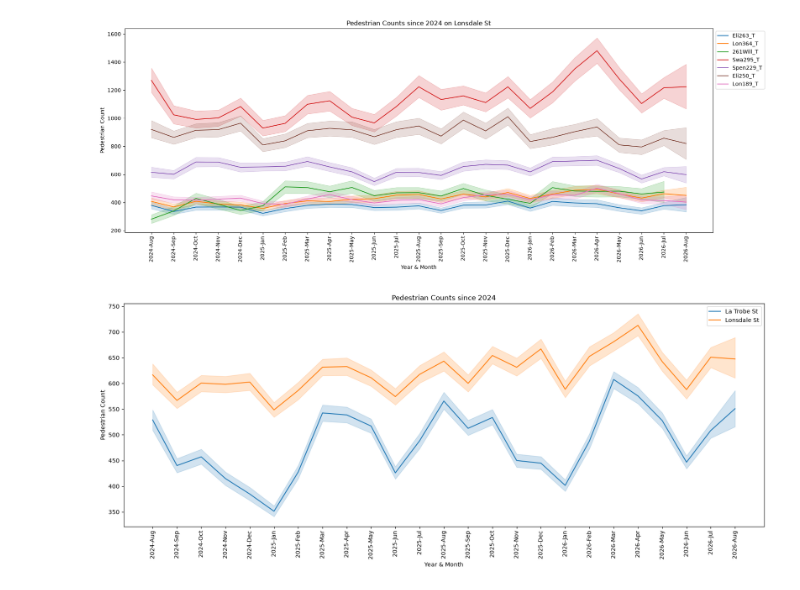
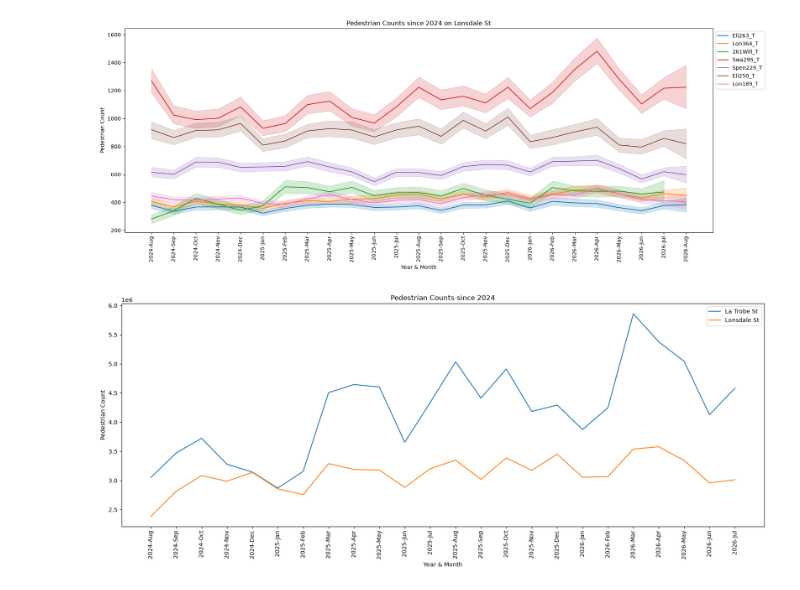
Before and after one commit to rooien/urban-analysis, a Jupyter notebook: team_a/pedestrian_count_analysis_latrobe_lonsdale.ipynb, the cells around one changed output. Cells and saved outputs as stored; diff of their text form; code cells hidden in the pictures.

Commit message:
Corrected monthly sum, charted difference between streets

```diff
--- a/team_a/pedestrian_count_analysis_latrobe_lonsdale.ipynb
+++ b/team_a/pedestrian_count_analysis_latrobe_lonsdale.ipynb
@@ -85,9 +85,6 @@ dtype: int64
 pedestrian_data_clean = pedestrian_data_raw[pedestrian_data_raw['sensor_name'].notna()]
 # Split dates
 pedestrian_data_clean['year_month'] = pd.to_datetime(pedestrian_data_clean['sensing_date']).dt.strftime('%Y-%b')
-pedestrian_data_clean['year'] = pd.DatetimeIndex(pedestrian_data_clean['sensing_date']).year
-pedestrian_data_clean['month'] = pd.DatetimeIndex(pedestrian_data_clean['sensing_date']).month
-pedestrian_data_clean['day'] = pd.DatetimeIndex(pedestrian_data_clean['sensing_date']).day
 # Sort dates???
 pedestrian_data_clean = pedestrian_data_clean.sort_values(by=['sensing_date'])
 # How to sort the dates so they go properlllyyyyy
@@ -104,7 +101,6 @@ pedestrian_data_clean.head()
 # Per a QGIS analysis of sensor locations, separate into two datasets - Lonsdale St and La Trobe St
 # Lonsdale St - sensors 108, 47, 3 in broader buffer area
 pedestrian_lonsdale = pedestrian_data_clean[pedestrian_data_clean['location_id'].isin([133,108,56,52,47,3,30])]
-pedestrian_lonsdale.name = "Lonsdale St"
 pedestrian_lonsdale.head()
 # %% [output]
 |  | id | location_id | sensing_date | hourday | direction_1 | direction_2 | pedestriancount | sensor_name | ... |
@@ -116,7 +112,6 @@ pedestrian_lonsdale.head()
 # %%
 # La Trobe St - sensors 108, 108, 59, 61, 66, 3 in broader buffer area
 pedestrian_latrobe = pedestrian_data_clean[pedestrian_data_clean['location_id'].isin([164,167,132,109,107,108,181,62,187,59,61,66,3])]
-pedestrian_latrobe.name = "La Trobe St"
 pedestrian_latrobe.head()
 # %% [output]
 |  | id | location_id | sensing_date | hourday | direction_1 | direction_2 | pedestriancount | sensor_name | ... |
@@ -151,19 +146,27 @@ ax.legend(bbox_to_anchor=(1, 1))
 # %% [output]
 <matplotlib.legend.Legend at 0x...>
 [figure]
-# %%
-# Compare monthly pedestrian counts across La Trobe St and Lonsdale St
-
-fig, ax = plt.subplots(figsize = (20, 7))
-
-sns.lineplot(data = pedestrian_latrobe, x = "year_month", y = "pedestriancount", ax = ax, label = "La Trobe St")
-sns.lineplot(data = pedestrian_lonsdale, x = "year_month", y = "pedestriancount", ax = ax, label = "Lonsdale St")
-plt.title("Pedestrian Counts since 2024")
-plt.xlabel("Year & Month")
-plt.xticks(rotation = 90)
-plt.ylabel("Pedestrian Count")
-ax.legend()
-
-plt.show()
-# %% [output]
-[figure, removed]
+# %%
+# Sum monthly counts within each street, and drop the last month as it is assumed to be incomplete
+
+latrobe_summed = pedestrian_latrobe.groupby("year_month", as_index = False, sort = False)["pedestriancount"].sum()
+latrobe_summed.drop(latrobe_summed.tail(1).index, inplace = True)
+
+lonsdale_summed = pedestrian_lonsdale.groupby("year_month", as_index = False, sort = False)["pedestriancount"].sum()
+lonsdale_summed.drop(lonsdale_summed.tail(1).index, inplace = True)
+# %%
+# Chart monthly pedestrian counts across La Trobe St and Lonsdale St, using summed data
+fig, ax = plt.subplots(figsize = (20, 7))
+
+sns.lineplot(data = latrobe_summed, x = "year_month", y = "pedestriancount", ax = ax, label = "La Trobe St")
+sns.lineplot(data = lonsdale_summed, x = "year_month", y = "pedestriancount", ax = ax, label = "Lonsdale St")
+
+plt.title("Pedestrian Counts since 2024")
+plt.xlabel("Year & Month")
+plt.xticks(rotation = 90)
+plt.ylabel("Pedestrian Count")
+ax.legend()
+
+plt.show()
+# %% [output]
+[figure, added]
```
Also changed, not shown: parts of 2 cells of this notebook.
